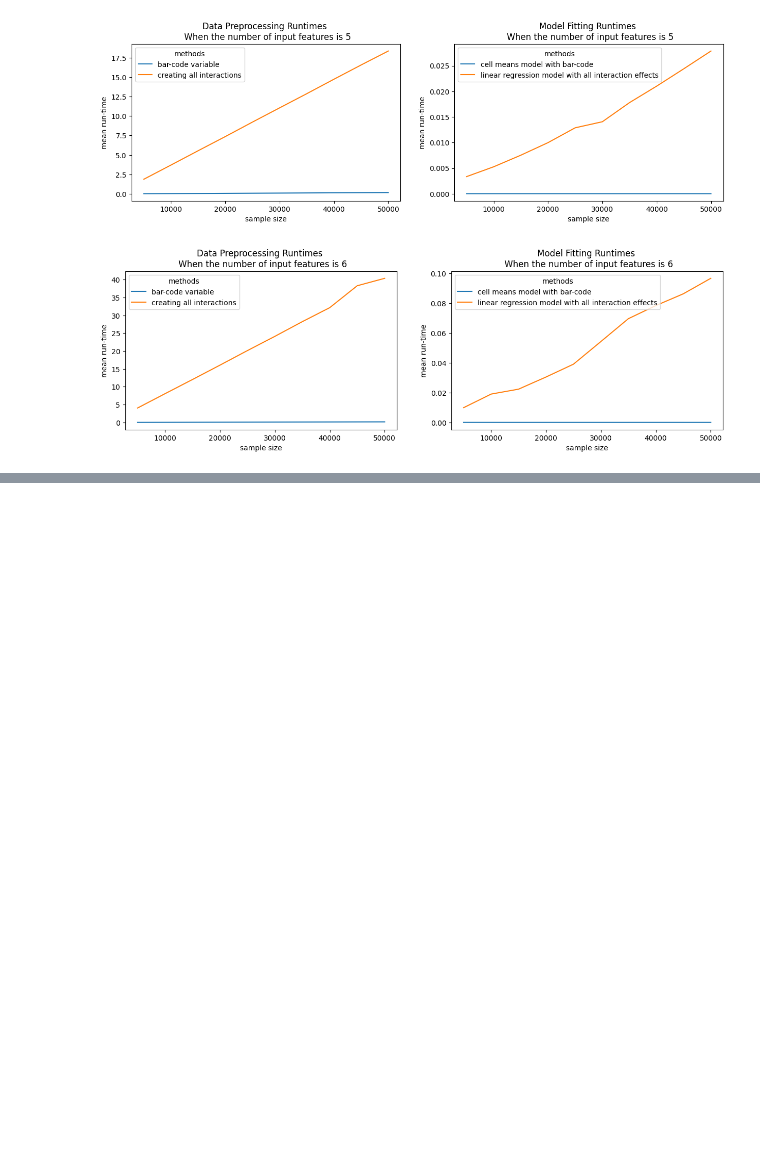
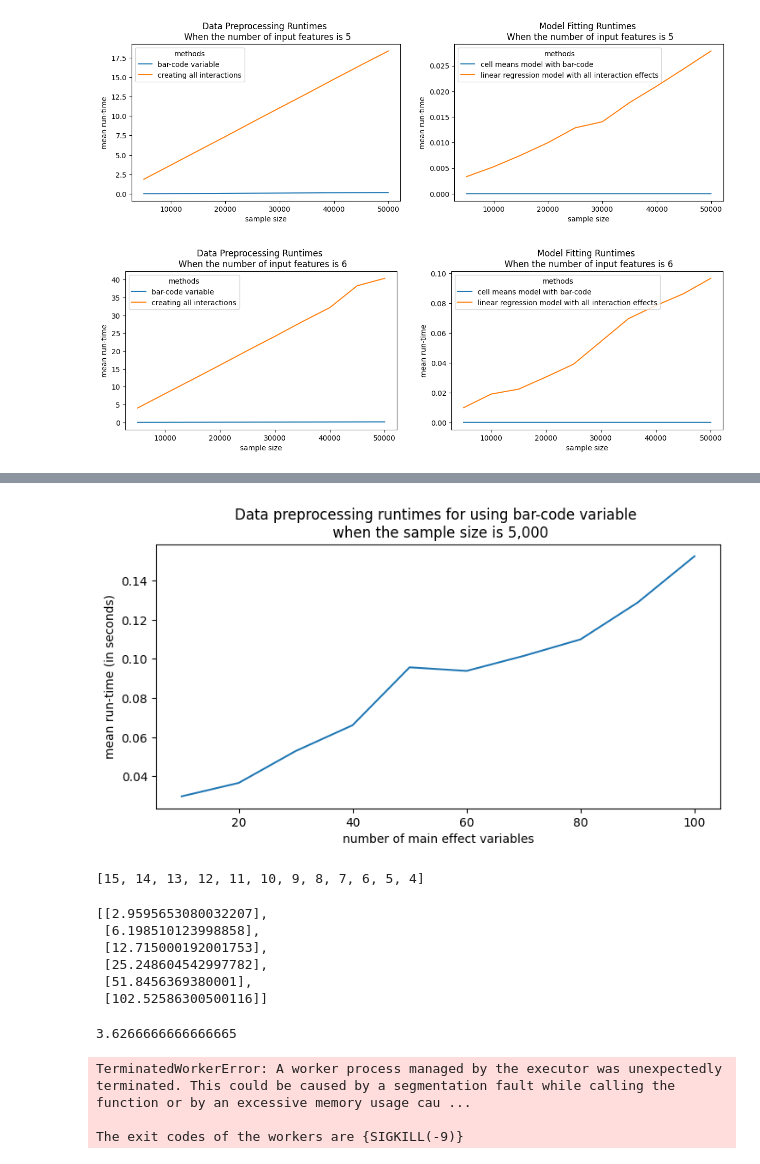
Before and after one commit to leeparkuky/barcode, a Jupyter notebook: chapter_1_simulation/memory.ipynb, the cells around one changed output, grey strips where cells are left out. Cells and saved outputs as stored; diff of their text form; code cells hidden in the pictures; blank space fills up the shorter version.

```diff
--- a/chapter_1_simulation/memory.ipynb
+++ b/chapter_1_simulation/memory.ipynb
@@ -241,0 +279,5 @@ for k in range(3, 7):
+# %%
+number_of_variables = range(10, 101, 10)
+sample_sizes = 50_000
+barcode_data_setup_times = []
+full_model_data_setup_times = []
@@ -241,0 +286,23 @@ for k in range(3, 7):
+# %%
+from tqdm import tqdm
+n = sample_sizes
+
+def simulation_barcode(num_var, n = 5_000):
+    X = gen_X(num_var, n)
+    barcode_simulation = Parallel(n_jobs = -1)(delayed(timeit.repeat)("gen_barcode_frame(X)", globals = {'X': X, 'gen_barcode_frame': gen_barcode_frame}, number = 1, repeat = 10) for _ in range(10))
+    # reg_simulation = timeit.repeat("gen_full_X(X)", globals = {'X': X, 'gen_full_X': gen_full_X}, number = 1, repeat = 1)
+    return np.array(barcode_simulation).reshape(-1).tolist()
+
+def simulation_full(num_var, n = 5_000):
+    X = gen_X(num_var, n)
+    reg_simulation = Parallel(n_jobs = -1)(delayed(timeit.repeat)("gen_full_X(X)", globals = {'gen_X': gen_X, 'gen_full_X': gen_full_X, 'X': X}, number = 1, repeat = 1) for _ in range(10))
+    return reg_simulation
+
+# for num_var in tqdm(number_of_variables, total = 10):
+#     X = gen_X(num_var, n)
+#     barcode_data_setup_times.append(timeit.repeat("gen_barcode_frame(X)", globals = globals(), number = 1, repeat = 100))
+#     full_model_data_setup_times.append(timeit.repeat("gen_full_X(X)", globals = globals(), number = 1, repeat = 100))
+# %%
+barcode_results = []
+for num_var in tqdm(number_of_variables):
+    barcode_results.append(simulation_barcode(num_var))
@@ -241,0 +314,3 @@ for k in range(3, 7):
+# %%
+barcode_summary = pd.DataFrame(zip(np.array(barcode_results).mean(axis = 1), list(number_of_variables)),  columns = ['mean run-time (in seconds)','number of main effect variables'])
+barcode_summary
@@ -241,0 +377,11 @@ for k in range(3, 7):
+# %%
+fig, ax = plt.subplots(1, 1, figsize = (8.5, 4))
+sns.lineplot(data = barcode_summary, x = 'number of main effect variables', y ='mean run-time (in seconds)', ax = ax)
+ax.set_title('Data preprocessing runtimes for using bar-code variable \n when the sample size is 5,000')
+fig.savefig('runtime_output_by_var_num_2.png')
+# %% [output]
+[figure, added]
+# %%
+list(range(15, 3, -1))
+# %% [output]
+[15, 14, 13, 12, 11, 10, 9, 8, 7, 6, 5, 4]
@@ -241,0 +390,21 @@ for k in range(3, 7):
+# %%
+reg_simulation
+# %% [output]
+[[2.9595653080032207],
+ [6.198510123998858],
+ [12.715000192001753],
+ [25.248604542997782],
+ [51.8456369380001],
+ [102.52586300500116]]
+# %%
+102*(2**7) /60/60
+# %% [output]
+3.6266666666666665
+# %%
+full_model_data_setup_times = []
+for num_var in tqdm(number_of_variables):
+    full_model_data_setup_times.append(simulation_full(num_var))
+# %% [output]
+TerminatedWorkerError: A worker process managed by the executor was unexpectedly terminated. This could be caused by a segmentation fault while calling the function or by an excessive memory usage cau ...
+
+The exit codes of the workers are {SIGKILL(-9)}
```
Also changed, not shown: parts of 25 cells of this notebook, 9 other files.
